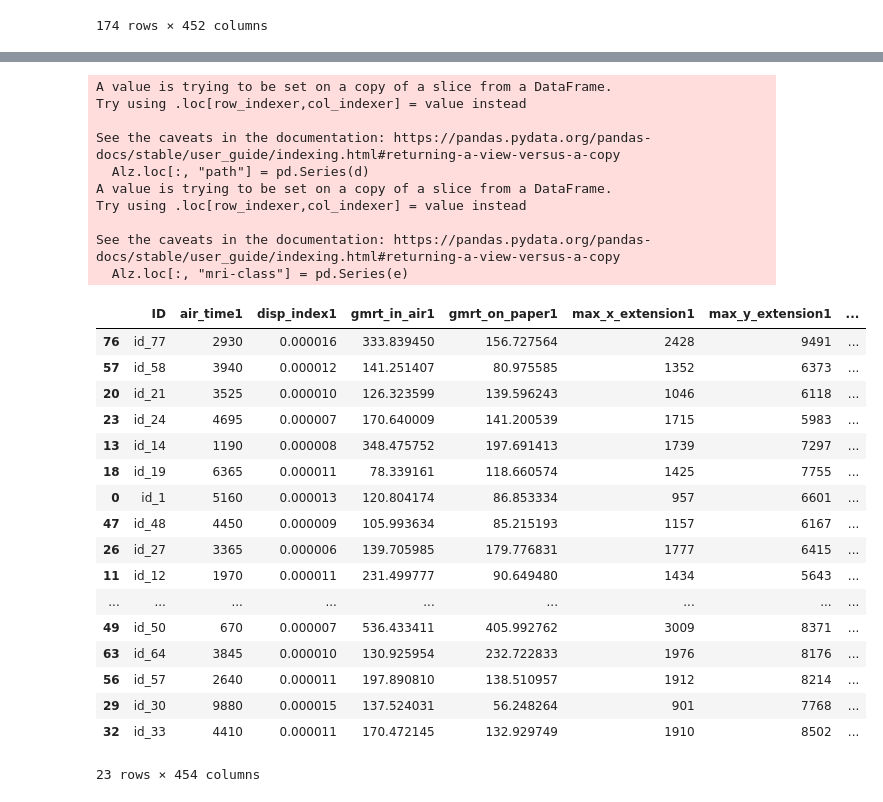
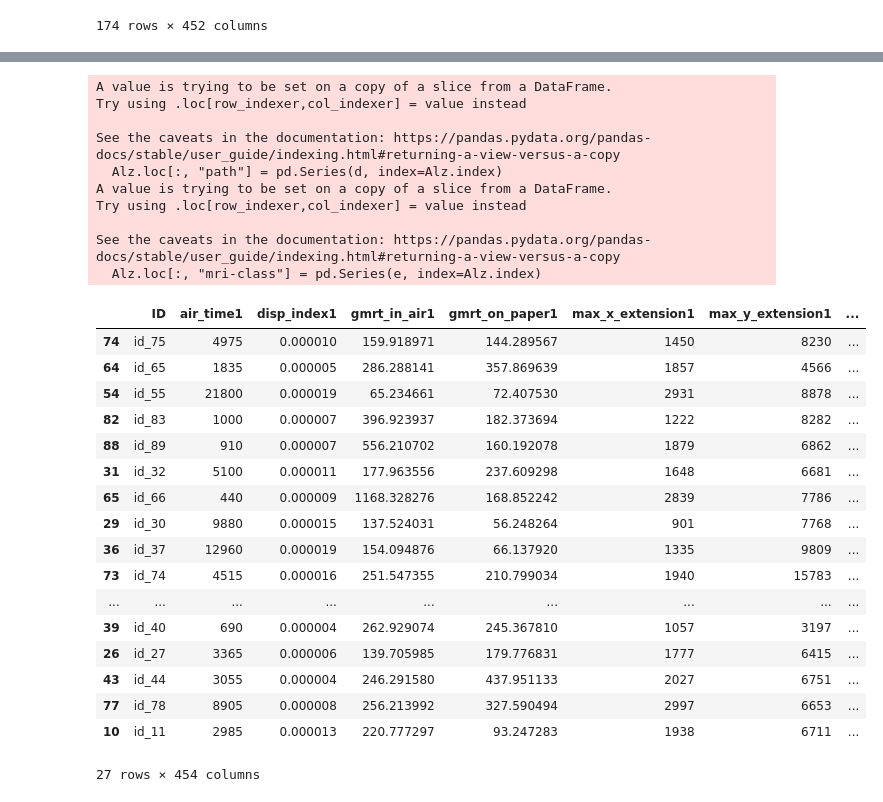
Before and after one commit to s-grade-achievers/We-R-demented, a Jupyter notebook: combined.ipynb, the cells around one changed output, grey strips where cells are left out. Drawn from its saved outputs; the diff is of its cells as text; code cells hidden in the pictures.

```diff
--- a/combined.ipynb
+++ b/combined.ipynb
@@ -81,7 +81,5 @@ df1
 | 173 | id_174 | 2875 | 0.000008 | 235.769350 | 178.208024 | 1838 | 6560 | ... |
 174 rows × 452 columns
 # %%
-import random
-
 x = df1.sample(50)
-x["class"].value_counts()
+a = x["class"].value_counts()
@@ -93,14 +86,20 @@ Name: count, dtype: int64
+# %%
+q = df.sample(100)
 # %%
 nonAlz = x[x["class"] == 0]
 d = []
 e = []
-for i in range(len(df)):
-    if df["Class"][i] == 1:
-        d.append(df["Path"][i])
-        e.append(df["Class"][i])
+count = 0
+for i in q.values:
+    if count == a[0]:
+        break
+    if i[0] == 1:
+        d.append(i[1])
+        e.append(i[0])
+        count += 1
 
-nonAlz.loc[:, "path"] = pd.Series(d)
-nonAlz.loc[:, "mri-class"] = pd.Series(e)
+nonAlz.loc[:, "path"] = pd.Series(d, index=nonAlz.index)
+nonAlz.loc[:, "mri-class"] = pd.Series(e, index=nonAlz.index)
 nonAlz
 # %% [output]
 A value is trying to be set on a copy of a slice from a DataFrame.
@@ -134,42 +133,46 @@ See the caveats in the documentation: https://pandas.pydata.org/pandas-docs/stab
 # %%
 Alz = x[x["class"] == 1]
 d = []
 e = []
-for i in range(len(df)):
-    if df["Class"][i] != 1:
-        d.append(df["Path"][i])
-        e.append(df["Class"][i])
+count = 0
+for i in q.values:
+    if count == a[1]:
+        break
+    if i[0] != 1:
+        d.append(i[1])
+        e.append(i[0])
+        count += 1
 
-Alz.loc[:, "path"] = pd.Series(d)
-Alz.loc[:, "mri-class"] = pd.Series(e)
+Alz.loc[:, "path"] = pd.Series(d, index=Alz.index)
+Alz.loc[:, "mri-class"] = pd.Series(e, index=Alz.index)
 
 Alz
 # %% [output]
 A value is trying to be set on a copy of a slice from a DataFrame.
 Try using .loc[row_indexer,col_indexer] = value instead
 
 See the caveats in the documentation: https://pandas.pydata.org/pandas-docs/stable/user_guide/indexing.html#returning-a-view-versus-a-copy
-  Alz.loc[:, "path"] = pd.Series(d)
+  Alz.loc[:, "path"] = pd.Series(d, index=Alz.index)
 A value is trying to be set on a copy of a slice from a DataFrame.
 Try using .loc[row_indexer,col_indexer] = value instead
 
 See the caveats in the documentation: https://pandas.pydata.org/pandas-docs/stable/user_guide/indexing.html#returning-a-view-versus-a-copy
-  Alz.loc[:, "mri-class"] = pd.Series(e)
+  Alz.loc[:, "mri-class"] = pd.Series(e, index=Alz.index)
 |  | ID | air_time1 | disp_index1 | gmrt_in_air1 | gmrt_on_paper1 | max_x_extension1 | max_y_extension1 | ... |
-| 76 | id_77 | 2930 | 0.000016 | 333.839450 | 156.727564 | 2428 | 9491 | ... |
-| 57 | id_58 | 3940 | 0.000012 | 141.251407 | 80.975585 | 1352 | 6373 | ... |
-| 20 | id_21 | 3525 | 0.000010 | 126.323599 | 139.596243 | 1046 | 6118 | ... |
-| 23 | id_24 | 4695 | 0.000007 | 170.640009 | 141.200539 | 1715 | 5983 | ... |
-| 13 | id_14 | 1190 | 0.000008 | 348.475752 | 197.691413 | 1739 | 7297 | ... |
-| 18 | id_19 | 6365 | 0.000011 | 78.339161 | 118.660574 | 1425 | 7755 | ... |
-| 0 | id_1 | 5160 | 0.000013 | 120.804174 | 86.853334 | 957 | 6601 | ... |
-| 47 | id_48 | 4450 | 0.000009 | 105.993634 | 85.215193 | 1157 | 6167 | ... |
+| 74 | id_75 | 4975 | 0.000010 | 159.918971 | 144.289567 | 1450 | 8230 | ... |
+| 64 | id_65 | 1835 | 0.000005 | 286.288141 | 357.869639 | 1857 | 4566 | ... |
+| 54 | id_55 | 21800 | 0.000019 | 65.234661 | 72.407530 | 2931 | 8878 | ... |
+| 82 | id_83 | 1000 | 0.000007 | 396.923937 | 182.373694 | 1222 | 8282 | ... |
+| 88 | id_89 | 910 | 0.000007 | 556.210702 | 160.192078 | 1879 | 6862 | ... |
+| 31 | id_32 | 5100 | 0.000011 | 177.963556 | 237.609298 | 1648 | 6681 | ... |
+| 65 | id_66 | 440 | 0.000009 | 1168.328276 | 168.852242 | 2839 | 7786 | ... |
+| 29 | id_30 | 9880 | 0.000015 | 137.524031 | 56.248264 | 901 | 7768 | ... |
+| 36 | id_37 | 12960 | 0.000019 | 154.094876 | 66.137920 | 1335 | 9809 | ... |
+| 73 | id_74 | 4515 | 0.000016 | 251.547355 | 210.799034 | 1940 | 15783 | ... |
+| ... | ... | ... | ... | ... | ... | ... | ... | ... |
+| 39 | id_40 | 690 | 0.000004 | 262.929074 | 245.367810 | 1057 | 3197 | ... |
 | 26 | id_27 | 3365 | 0.000006 | 139.705985 | 179.776831 | 1777 | 6415 | ... |
-| 11 | id_12 | 1970 | 0.000011 | 231.499777 | 90.649480 | 1434 | 5643 | ... |
-| ... | ... | ... | ... | ... | ... | ... | ... | ... |
-| 49 | id_50 | 670 | 0.000007 | 536.433411 | 405.992762 | 3009 | 8371 | ... |
-| 63 | id_64 | 3845 | 0.000010 | 130.925954 | 232.722833 | 1976 | 8176 | ... |
-| 56 | id_57 | 2640 | 0.000011 | 197.890810 | 138.510957 | 1912 | 8214 | ... |
-| 29 | id_30 | 9880 | 0.000015 | 137.524031 | 56.248264 | 901 | 7768 | ... |
-| 32 | id_33 | 4410 | 0.000011 | 170.472145 | 132.929749 | 1910 | 8502 | ... |
+| 43 | id_44 | 3055 | 0.000004 | 246.291580 | 437.951133 | 2027 | 6751 | ... |
+| 77 | id_78 | 8905 | 0.000008 | 256.213992 | 327.590494 | 2997 | 6653 | ... |
+| 10 | id_11 | 2985 | 0.000013 | 220.777297 | 93.247283 | 1938 | 6711 | ... |
-23 rows × 454 columns
+27 rows × 454 columns
```
Also changed, not shown: parts of 7 cells of this notebook.
